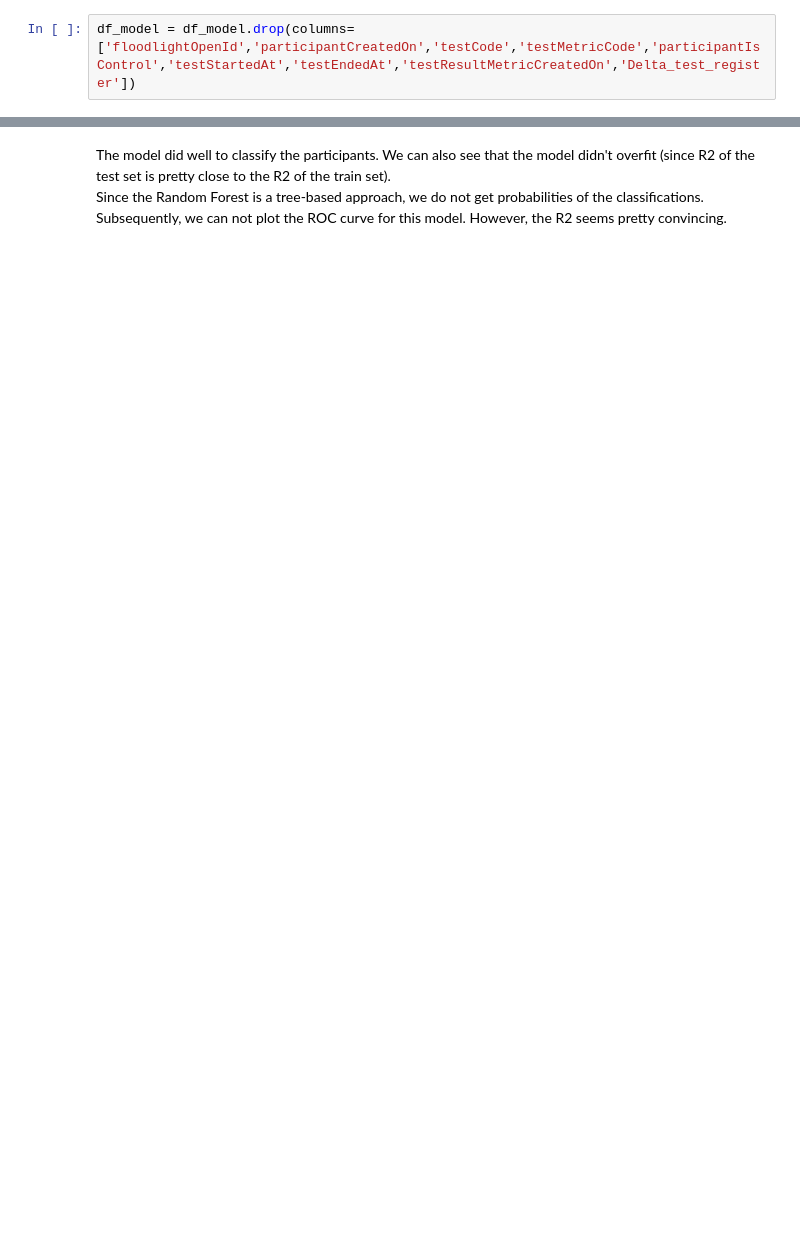
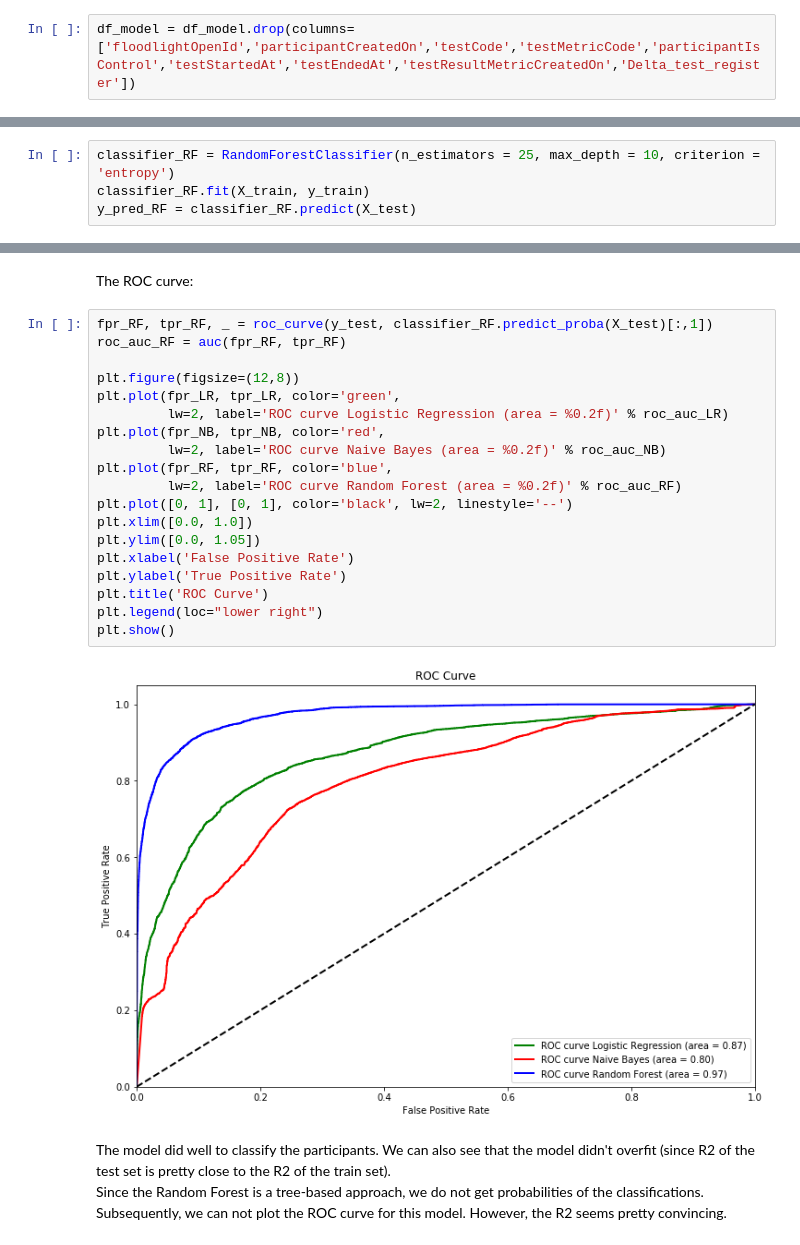
Before and after one commit to ca-schumacher/ms-rwd, a Jupyter notebook: Classification_model.ipynb, the cells around one changed output, grey strips where cells are left out. Drawn from its saved outputs; the diff is of its cells as text; blank space fills up the shorter version.

```diff
--- a/Classification_model.ipynb
+++ b/Classification_model.ipynb
@@ -359,0 +211,4 @@ print('RMSE:',math.sqrt(mse_RF_test),'   R2:',R2_RF_test)'''
+# %%
+classifier_RF = RandomForestClassifier(n_estimators = 25, max_depth = 10, criterion = 'entropy')
+classifier_RF.fit(X_train, y_train)
+y_pred_RF = classifier_RF.predict(X_test)
@@ -360,3 +233,26 @@ print('RMSE:',math.sqrt(mse_RF_test),'   R2:',R2_RF_test)'''
+# %% [markdown]
+The ROC curve:
+# %%
+fpr_RF, tpr_RF, _ = roc_curve(y_test, classifier_RF.predict_proba(X_test)[:,1])
+roc_auc_RF = auc(fpr_RF, tpr_RF)
+
+plt.figure(figsize=(12,8))
+plt.plot(fpr_LR, tpr_LR, color='green',
+         lw=2, label='ROC curve Logistic Regression (area = %0.2f)' % roc_auc_LR)
+plt.plot(fpr_NB, tpr_NB, color='red',
+         lw=2, label='ROC curve Naive Bayes (area = %0.2f)' % roc_auc_NB)
+plt.plot(fpr_RF, tpr_RF, color='blue',
+         lw=2, label='ROC curve Random Forest (area = %0.2f)' % roc_auc_RF)
+plt.plot([0, 1], [0, 1], color='black', lw=2, linestyle='--')
+plt.xlim([0.0, 1.0])
+plt.ylim([0.0, 1.05])
+plt.xlabel('False Positive Rate')
+plt.ylabel('True Positive Rate')
+plt.title('ROC Curve')
+plt.legend(loc="lower right")
+plt.show()
+# %% [output]
+[figure, added]
 # %% [markdown]
 The model did well to classify the participants. We can also see that the model didn't overfit (since R2 of the test set is pretty close to the R2 of the train set).
 Since the Random Forest is a tree-based approach, we do not get probabilities of the classifications. Subsequently, we can not plot the ROC curve for this model. However, the R2 seems pretty convincing.
```
Also changed, not shown: parts of 118 cells of this notebook, 1 other file.
